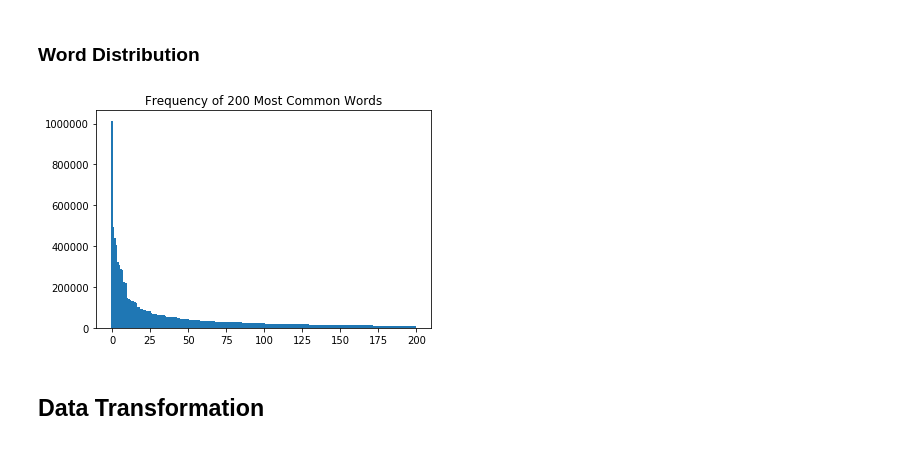
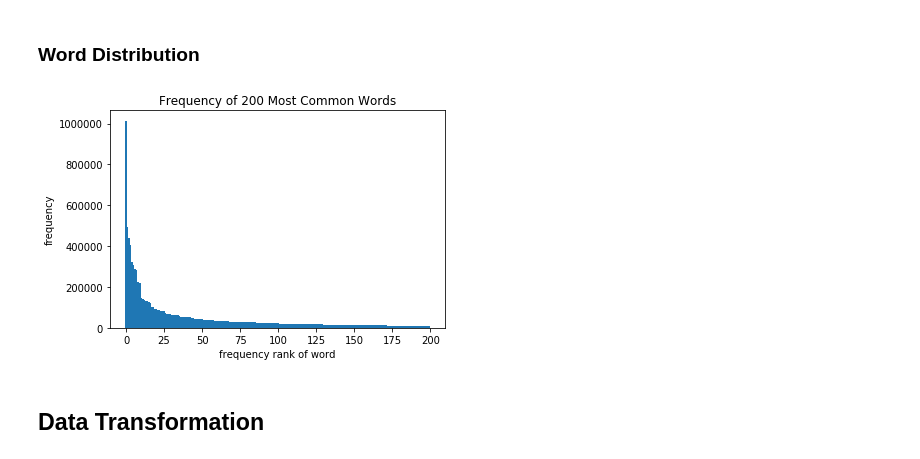
Before and after one commit to shengchien/udacity-ml-capstone, a Jupyter notebook: SentimentAnalysis.ipynb, the cells around one changed output. Drawn from its saved outputs; the diff is of its cells as text; code cells hidden in the pictures.

```diff
--- a/SentimentAnalysis.ipynb
+++ b/SentimentAnalysis.ipynb
@@ -89,0 +92,10 @@ Word2Vec train size: 75000
+# %%
+print("========== Positive Review Samples ==========")
+
+for i in range(0, 10):
+    print("{} \t {}".format(labeled_train['sentiment'][i], labeled_train['comment'][i]))
+
+print("========== Negative Review Samples ==========")
+
+for j in range(12500, 12510):
+    print("{} \t {}".format(labeled_train['sentiment'][j], labeled_train['comment'][j]))
@@ -89,0 +122,15 @@ Word2Vec train size: 75000
+# %%
+import numpy as np
+
+# Count number of tokens for each comment for training data
+trainLens = []
+
+for i in range(0, X_train.shape[0]):
+    trainLens.append(len(labeled_train['comment'][i].split()))
+
+print("===== Train Statistics =====")
+print("Min: {}".format(np.amin(trainLens)))
+print("Max: {}".format(np.amax(trainLens)))
+print("Mean: {}".format(np.mean(trainLens)))
+print("Median: {}".format(np.median(trainLens)))
+print("Std: {}".format(np.std(trainLens)))
@@ -136,17 +190,19 @@ Counter({1: 29, 0: 21})
 # %%
 import numpy as np
 import matplotlib.pyplot as plt
 
 # Plot the distribution of 200 most common words
 labels, values = zip(*wordCounter.most_common(200))
 indexes = np.arange(len(labels))
 width = 1
 
 plt.title("Frequency of 200 Most Common Words")
+plt.xlabel('frequency rank of word')
+plt.ylabel('frequency')
 plt.bar(indexes, values, width)
 plt.show()
 # %% [output]
-[figure, old version]
+[figure, new version]
 # %% [markdown]
 ## Data Transformation
 # %%
```
Also changed, not shown: parts of 6 cells of this notebook.
